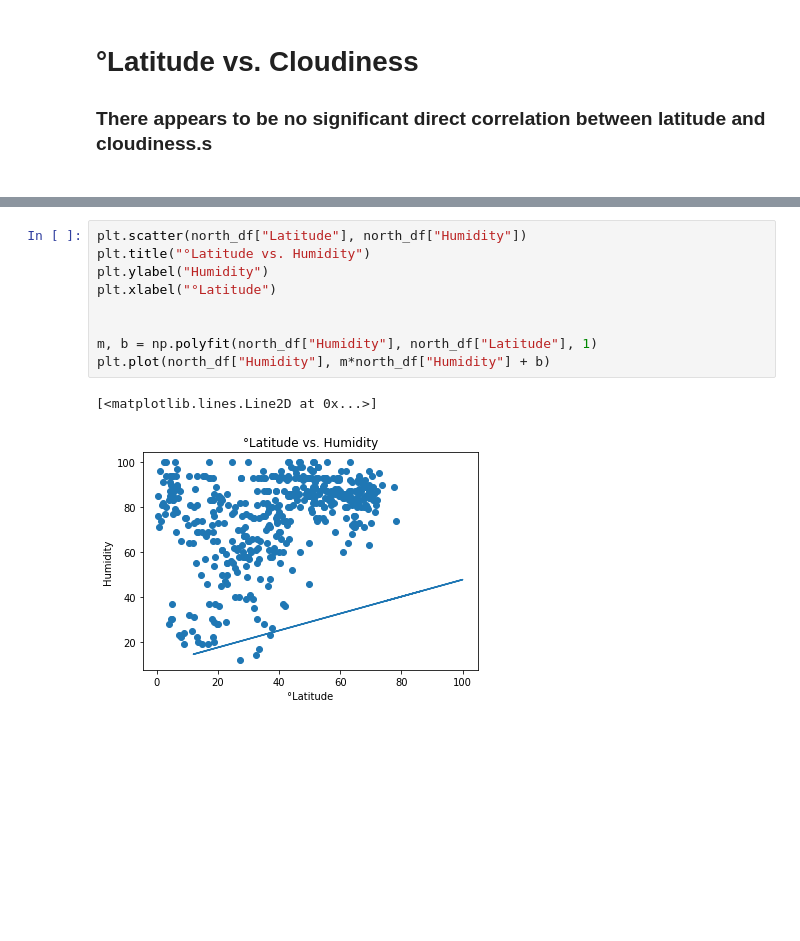
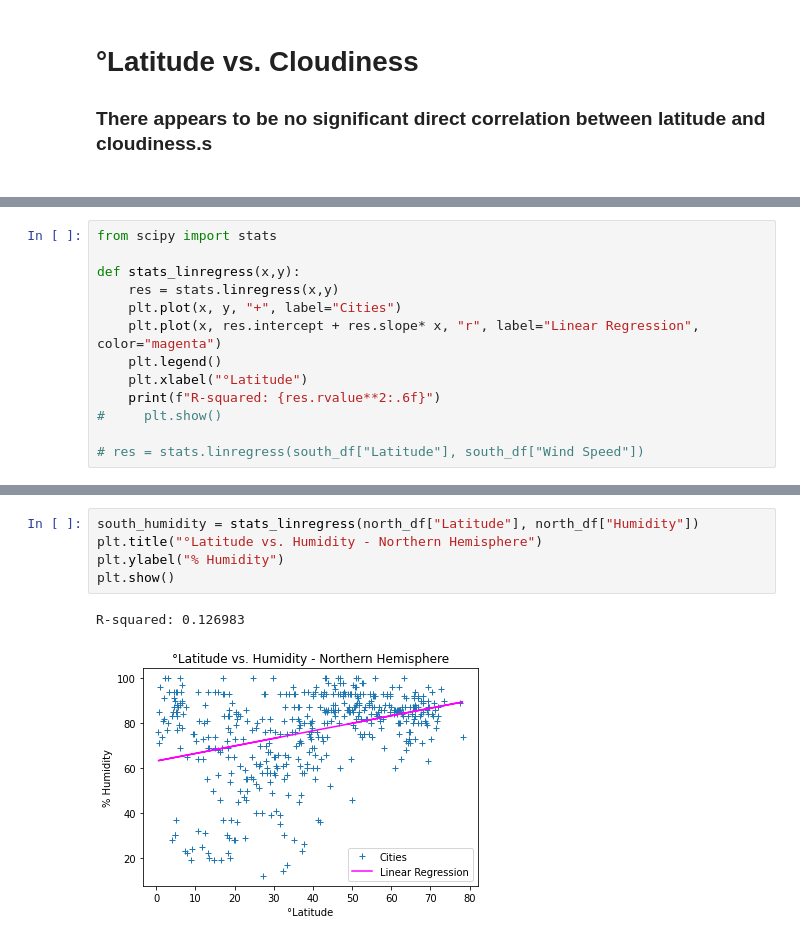
Before and after one commit to Yanwho/python-api-challenge, a Jupyter notebook: WeatherPy/WeatherPy.ipynb, the cells around one changed output, grey strips where cells are left out. Cells and saved outputs as stored; diff of their text form; blank space fills up the shorter version.

Commit message:
added linear regression plots

```diff
--- a/WeatherPy/WeatherPy.ipynb
+++ b/WeatherPy/WeatherPy.ipynb
@@ -232,0 +196,13 @@ plt.plot(north_df["Max Temp"], m*north_df["Max Temp"] + b)
+# %%
+from scipy import stats
+
+def stats_linregress(x,y):
+    res = stats.linregress(x,y)
+    plt.plot(x, y, "+", label="Cities")
+    plt.plot(x, res.intercept + res.slope* x, "r", label="Linear Regression", color="magenta")
+    plt.legend()
+    plt.xlabel("°Latitude")
+    print(f"R-squared: {res.rvalue**2:.6f}")
+#     plt.show()
+
+# res = stats.linregress(south_df["Latitude"], south_df["Wind Speed"])
@@ -233,13 +249,9 @@ plt.plot(north_df["Max Temp"], m*north_df["Max Temp"] + b)
 # %%
-plt.scatter(north_df["Latitude"], north_df["Humidity"])
-plt.title("°Latitude vs. Humidity")
-plt.ylabel("Humidity")
-plt.xlabel("°Latitude")
-
-
-m, b = np.polyfit(north_df["Humidity"], north_df["Latitude"], 1)
-plt.plot(north_df["Humidity"], m*north_df["Humidity"] + b)
+south_humidity = stats_linregress(north_df["Latitude"], north_df["Humidity"])
+plt.title("°Latitude vs. Humidity - Northern Hemisphere")
+plt.ylabel("% Humidity")
+plt.show()
 # %% [output]
-[<matplotlib.lines.Line2D at 0x...>]
+R-squared: 0.126983
-[figure, old version]
+[figure, new version]
 # %%
```
Also changed, not shown: parts of 10 cells of this notebook.
